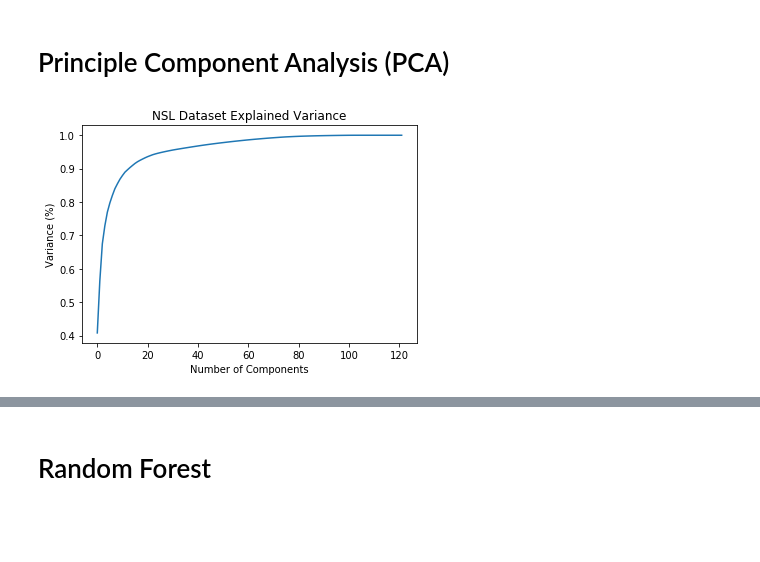
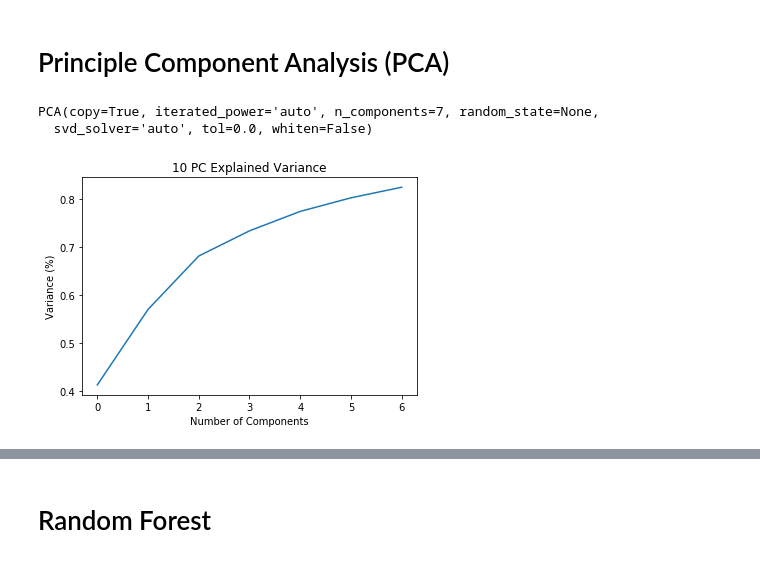
Before and after one commit to elwazeer/IDS-Ensemble-ML, a Jupyter notebook: NSL/models/NSL_Models_PCA.ipynb, the cells around one changed output, grey strips where cells are left out. Drawn from its saved outputs; the diff is of its cells as text; code cells hidden in the pictures; blank space fills up the shorter version.

```diff
--- a/NSL/models/NSL_Models_PCA.ipynb
+++ b/NSL/models/NSL_Models_PCA.ipynb
@@ -117,14 +118,22 @@ import matplotlib.pyplot as plt
 scaler = MinMaxScaler(feature_range=[0, 1])
 data_rescaled = scaler.fit_transform(X)
+# %%
+#Fitting the PCA algorithm with our Data
+pca = PCA(n_components=7)
+principalComponents = pca.fit(data_rescaled)
+df_pca  = pca.fit_transform(data_rescaled)
+# %%
+principalComponents
+# %% [output]
+PCA(copy=True, iterated_power='auto', n_components=7, random_state=None,
+  svd_solver='auto', tol=0.0, whiten=False)
 # %%
-#Fitting the PCA algorithm with our Data
-pca = PCA().fit(data_rescaled)
 #Plotting the Cumulative Summation of the Explained Variance
 plt.figure()
-plt.plot(np.cumsum(pca.explained_variance_ratio_))
+plt.plot(np.cumsum(principalComponents.explained_variance_ratio_))
 plt.xlabel('Number of Components')
 plt.ylabel('Variance (%)') #for each component
-plt.title('NSL Dataset Explained Variance')
+plt.title('10 PC Explained Variance')
 plt.show()
 # %% [output]
-[figure, old version]
+[figure, new version]
```
Also changed, not shown: parts of 43 cells of this notebook, 13 other files.
